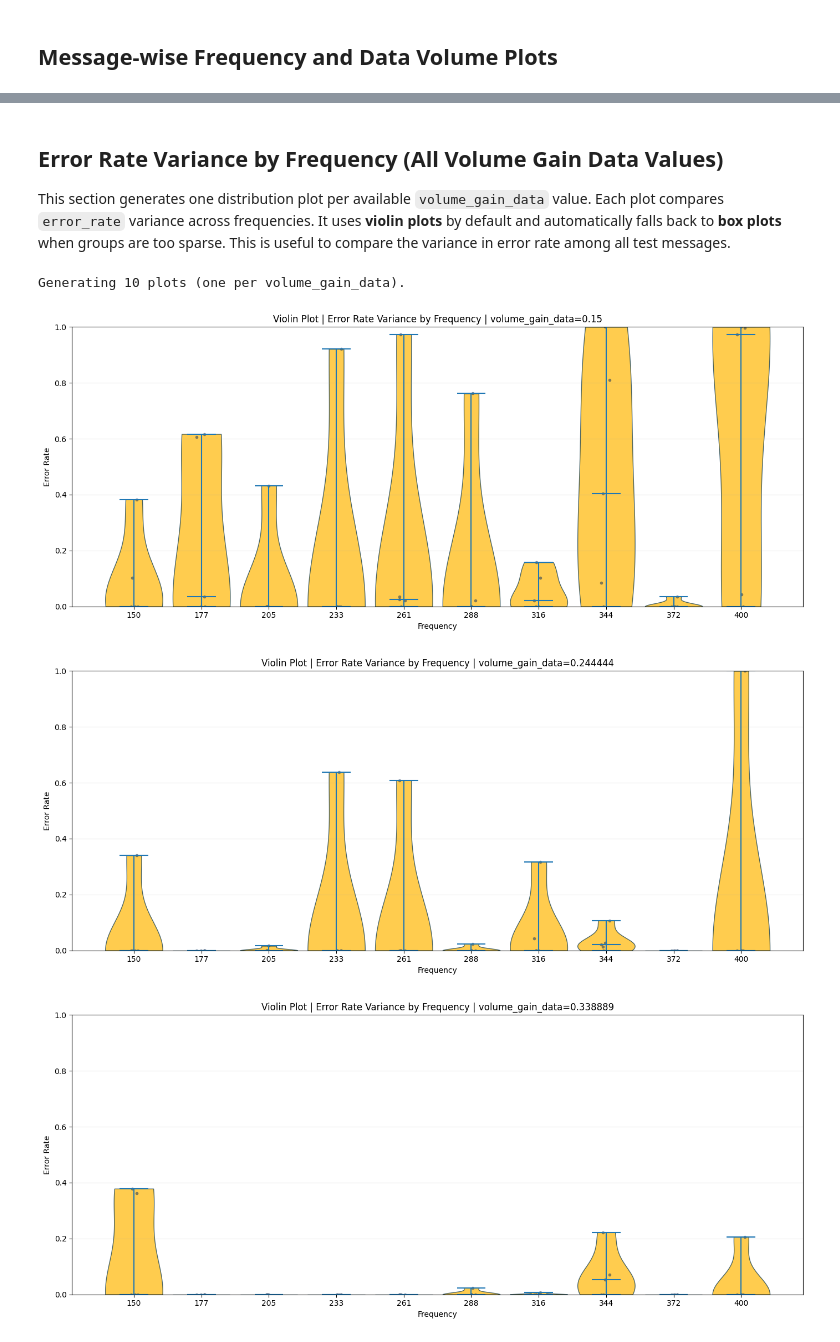
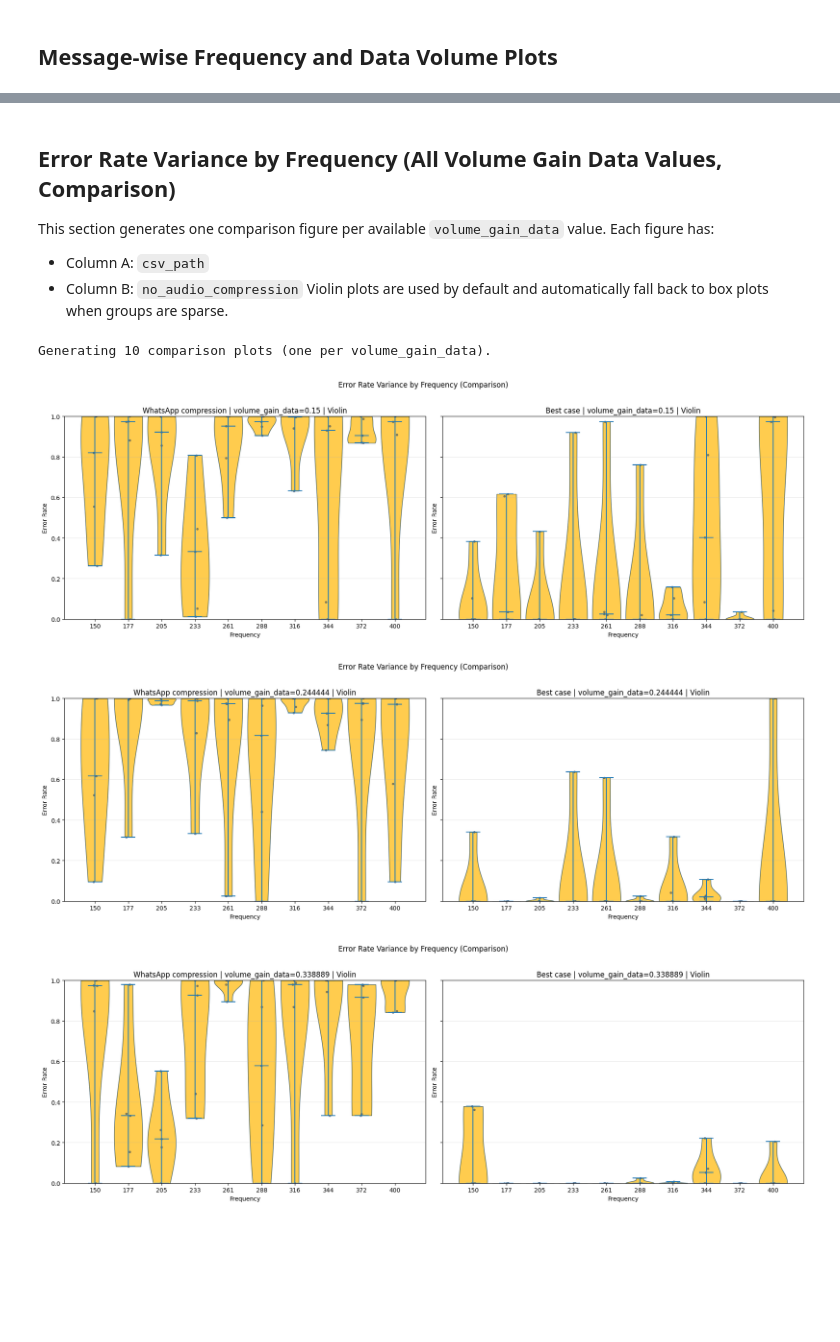
Before and after one commit to forcellatofrancesco/audio_steganography, a Jupyter notebook: src/plots/260418_results.ipynb, the cells around one changed output, grey strips where cells are left out. Drawn from its saved outputs; the diff is of its cells as text; code cells hidden in the pictures; blank space fills up the shorter version.

```diff
--- a/src/plots/260418_results.ipynb
+++ b/src/plots/260418_results.ipynb
@@ -2,14 +2,17 @@
 # Decoded Plots
 # %%
 import pandas as pd
-from pathlib import Path
 import matplotlib.pyplot as plt
 from pathlib import Path
 
+csv_path = Path("../../output/decoded.csv")
+no_audio_compression = Path("../../output/encode_decode_no_wa.csv")
 
-csv_path = Path("../../output/decoded.csv")
-csv_path = Path("../../output/encode_decode_no_wa.csv")
-df = pd.read_csv(csv_path)
+df_actual = pd.read_csv(csv_path)
+df_best = pd.read_csv(no_audio_compression)
+
+# Backward compatibility for cells that still reference `df`.
+df = df_actual
 # %% [markdown]
 In this set, `volume_noise` is fixed at `0.01`.
 Each message is evaluated across combinations of `frequency` and `volume_gain_data`.
@@ -262,17 +436,19 @@ plot_error_rate_vs_frequency_by_message(df)
 # %% [markdown]
-## Error Rate Variance by Frequency (All Volume Gain Data Values)
-This section generates one distribution plot per available `volume_gain_data` value.
-Each plot compares `error_rate` variance across frequencies.
-It uses **violin plots** by default and automatically falls back to **box plots** when groups are too sparse.
-This is useful to compare the variance in error rate among all test messages.
+## Error Rate Variance by Frequency (All Volume Gain Data Values, Comparison)
+This section generates one comparison figure per available `volume_gain_data` value.
+Each figure has:
+- Column A: `csv_path`
+- Column B: `no_audio_compression`
+Violin plots are used by default and automatically fall back to box plots when groups are sparse.
 # %%
-plot_error_rate_variance_for_all_volume_gains(
-    df,
+plot_error_rate_variance_for_all_volume_gains_comparison(
+    df_actual,
+    df_best,
     prefer_box_if_sparse=True,
-    min_points_per_group=3,
+    min_points_per_group=5,
 )
 # %% [output]
-Generating 10 plots (one per volume_gain_data).
+Generating 10 comparison plots (one per volume_gain_data).
-[figure, old version]
+[figure, new version]
-[figure, old version]
+[figure, new version]
-[figure, old version]
+[figure, new version]
```
Also changed, not shown: parts of 10 cells of this notebook.
